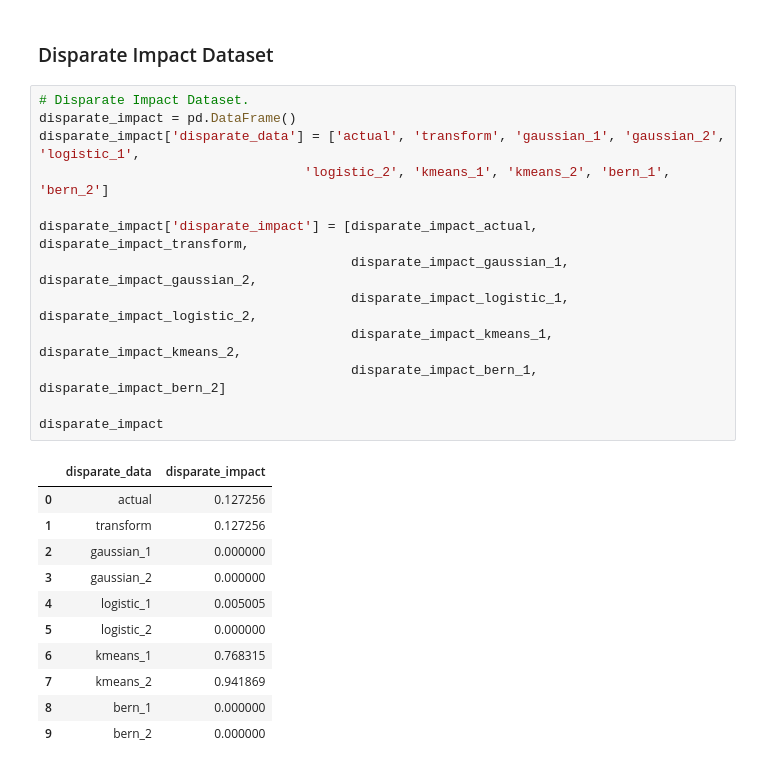
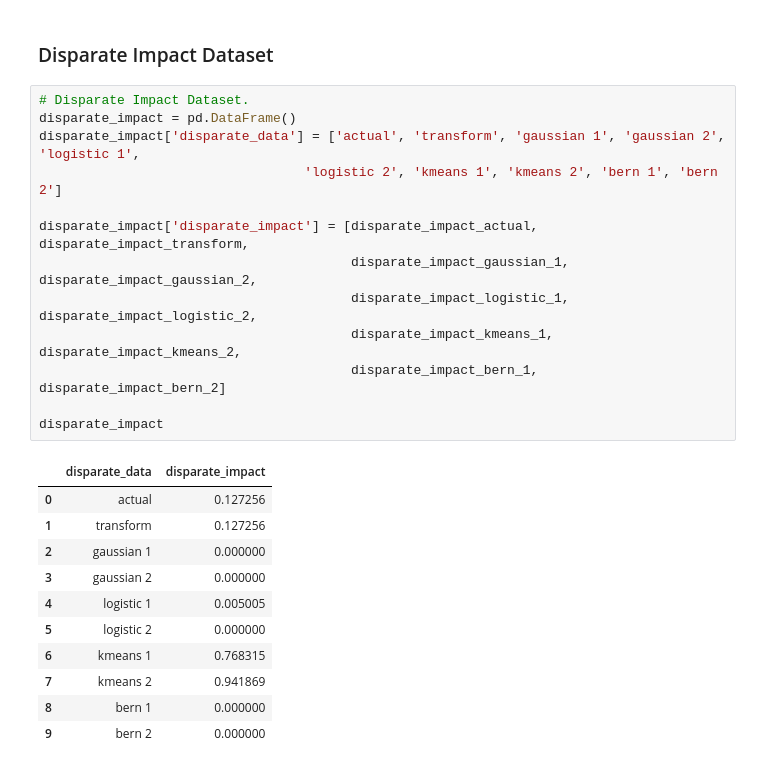
Before and after one commit to Paul-mwaura/CrowdsourcingML, a Jupyter notebook: CrowdsourcingML_Python_Notebook.ipynb, the cells around one changed output. Cells and saved outputs as stored; diff of their text form.

```diff
--- a/CrowdsourcingML_Python_Notebook.ipynb
+++ b/CrowdsourcingML_Python_Notebook.ipynb
@@ -1421,25 +1467,25 @@ models
 # %%
 # Disparate Impact Dataset.
 disparate_impact = pd.DataFrame()
-disparate_impact['disparate_data'] = ['actual', 'transform', 'gaussian_1', 'gaussian_2', 'logistic_1',
-                                  'logistic_2', 'kmeans_1', 'kmeans_2', 'bern_1', 'bern_2']
+disparate_impact['disparate_data'] = ['actual', 'transform', 'gaussian 1', 'gaussian 2', 'logistic 1',
+                                  'logistic 2', 'kmeans 1', 'kmeans 2', 'bern 1', 'bern 2']
 
 disparate_impact['disparate_impact'] = [disparate_impact_actual, disparate_impact_transform,
                                         disparate_impact_gaussian_1, disparate_impact_gaussian_2,
                                         disparate_impact_logistic_1, disparate_impact_logistic_2,
                                         disparate_impact_kmeans_1, disparate_impact_kmeans_2,
                                         disparate_impact_bern_1, disparate_impact_bern_2]
 
 disparate_impact
 # %% [output]
 |  | disparate_data | disparate_impact |
 | 0 | actual | 0.127256 |
 | 1 | transform | 0.127256 |
-| 2 | gaussian_1 | 0.000000 |
-| 3 | gaussian_2 | 0.000000 |
-| 4 | logistic_1 | 0.005005 |
-| 5 | logistic_2 | 0.000000 |
-| 6 | kmeans_1 | 0.768315 |
-| 7 | kmeans_2 | 0.941869 |
-| 8 | bern_1 | 0.000000 |
-| 9 | bern_2 | 0.000000 |
+| 2 | gaussian 1 | 0.000000 |
+| 3 | gaussian 2 | 0.000000 |
+| 4 | logistic 1 | 0.005005 |
+| 5 | logistic 2 | 0.000000 |
+| 6 | kmeans 1 | 0.768315 |
+| 7 | kmeans 2 | 0.941869 |
+| 8 | bern 1 | 0.000000 |
+| 9 | bern 2 | 0.000000 |
```
Also changed, not shown: parts of 24 cells of this notebook.
